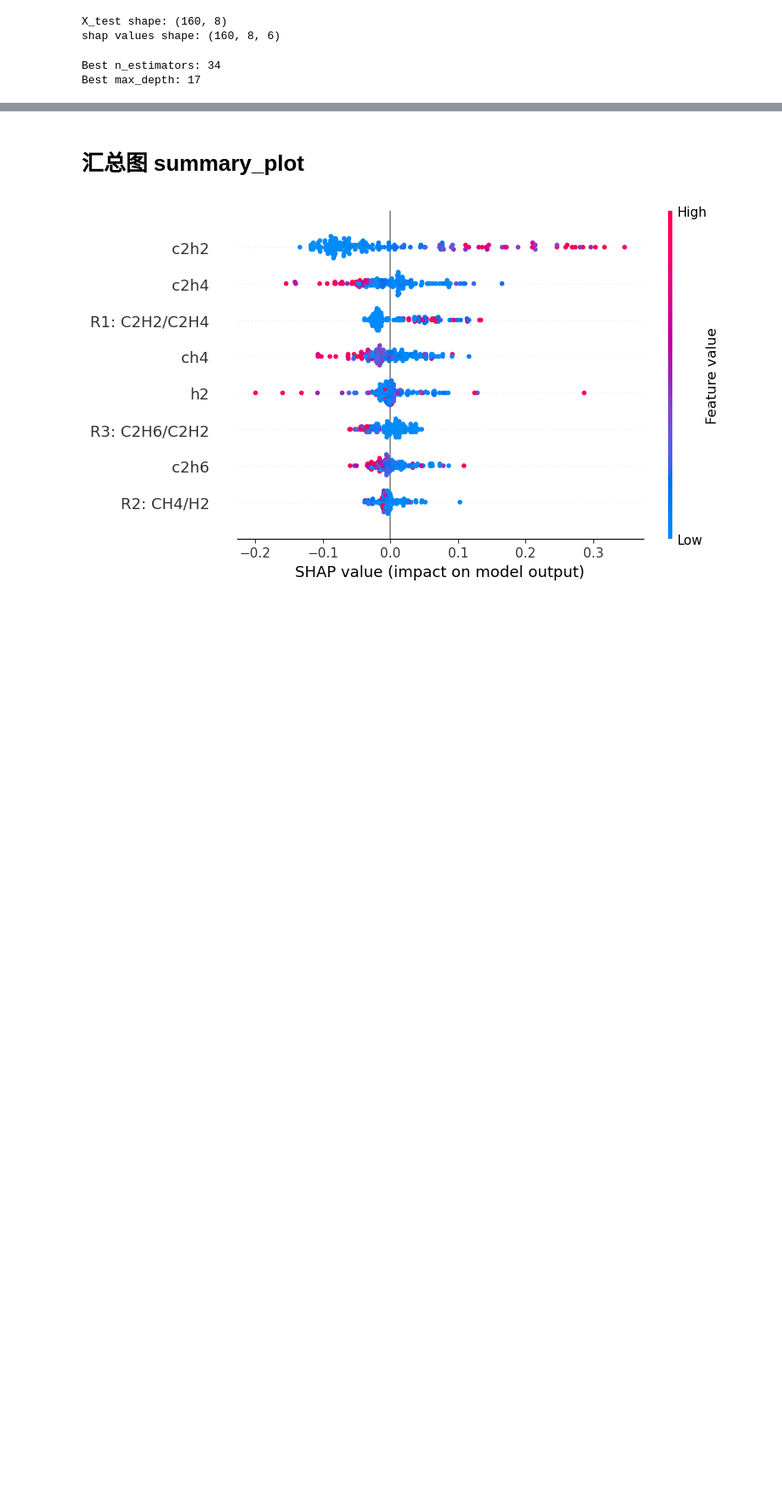
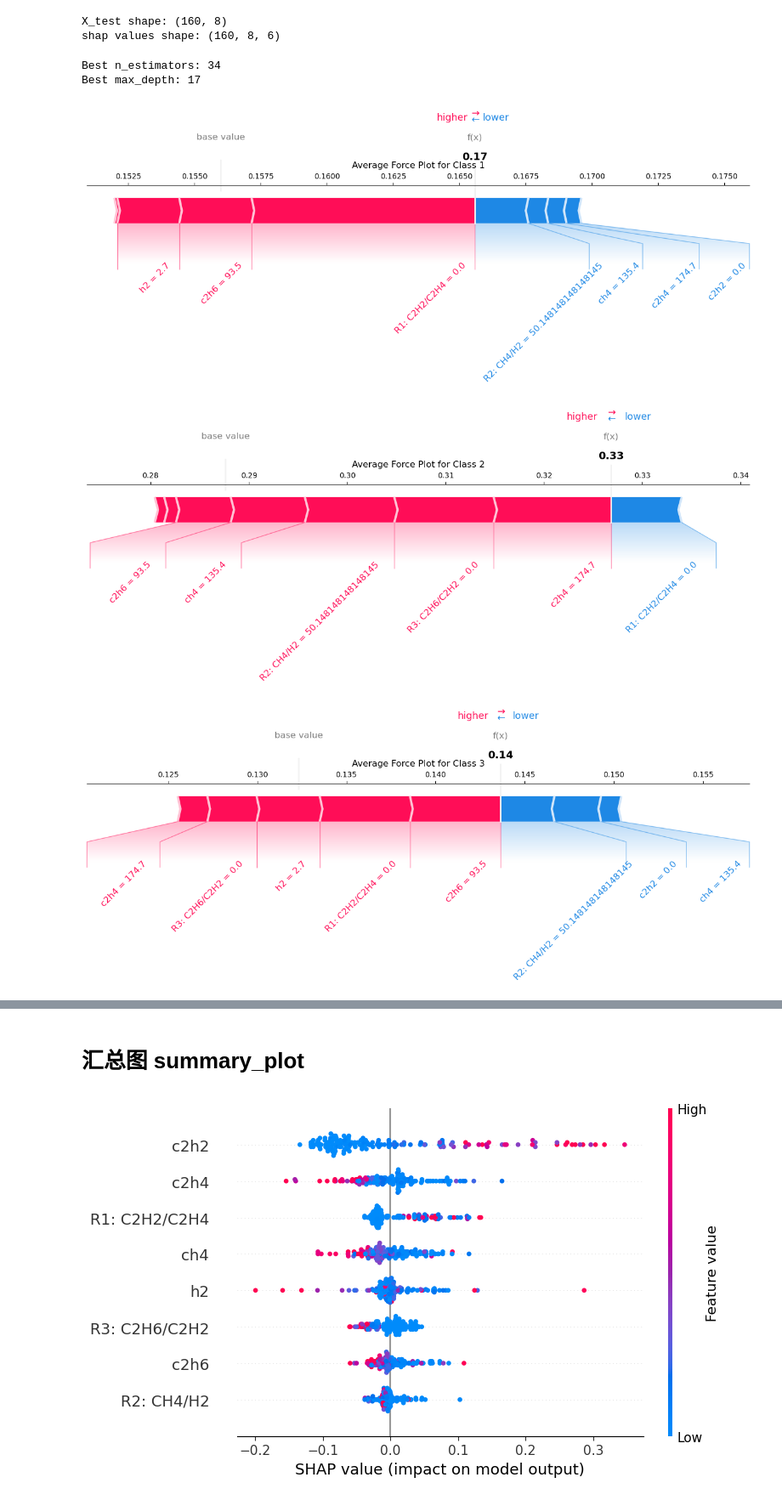
Before and after one commit to Sihan0229/DGA, a Jupyter notebook: Dissolved-Gas-Analysis/DGA_classifer.ipynb, the cells around one changed output, grey strips where cells are left out. Shown at 85% size. Cells and saved outputs as stored; diff of their text form; code cells hidden in the pictures; blank space fills up the shorter version.

```diff
--- a/Dissolved-Gas-Analysis/DGA_classifer.ipynb
+++ b/Dissolved-Gas-Analysis/DGA_classifer.ipynb
@@ -877,3 +877,33 @@ print(f"Best max_depth: {best_max_depth}")
 # %% [output]
 Best n_estimators: 34
 Best max_depth: 17
+# %%
+import shap
+import matplotlib.pyplot as plt
+import numpy as np
+
+# 假设 final_model, X_test, shap_values 已定义
+
+for j, class_name in enumerate(final_model.classes_):
+    # 计算每个类别的平均 SHAP 值
+    mean_shap_values = np.mean(shap_values[:, :, j], axis=0)
+
+    # 计算该类别所有样本的平均预测值
+    mean_expected_value = np.mean(explainer.expected_value[j])
+
+    # 使用 shap.force_plot 可视化平均 SHAP 值
+    shap.force_plot(
+        mean_expected_value,  # 使用平均期望值
+        mean_shap_values,  # 使用平均 SHAP 值
+        X_test.iloc[0, :],  # 使用第一个样本的特征值（仅用于显示特征名称）
+        matplotlib=True,
+        show=False,
+        text_rotation=45,
+        figsize=(16, 4),
+    )
+    plt.title(f"Average Force Plot for Class {class_name}")
+    plt.show()
+# %% [output]
+[figure, added]
+[figure, added]
+[figure, added]
```
Also changed, not shown: parts of 1 cell of this notebook.
